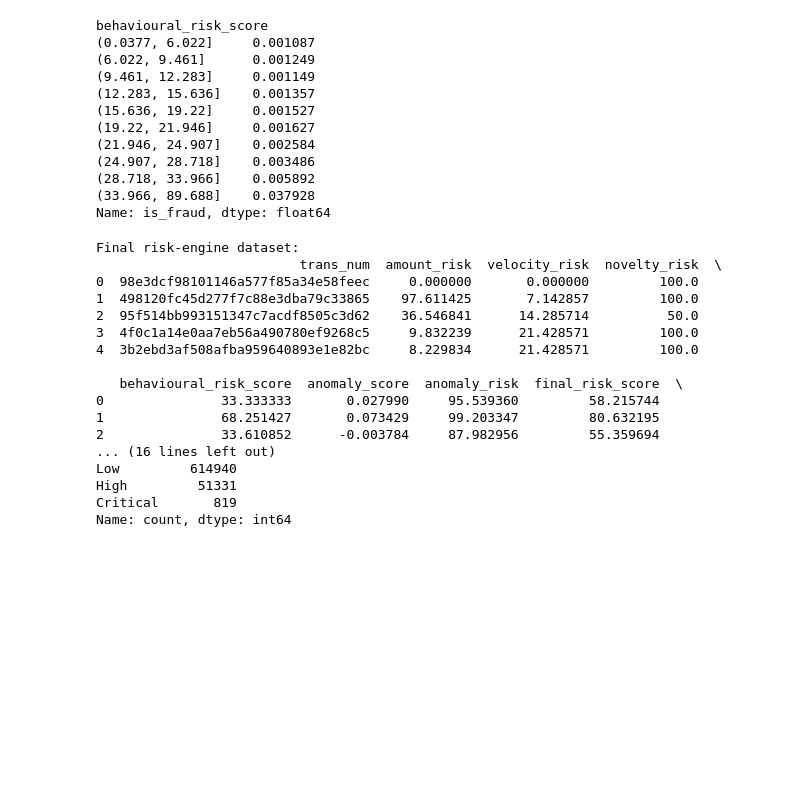
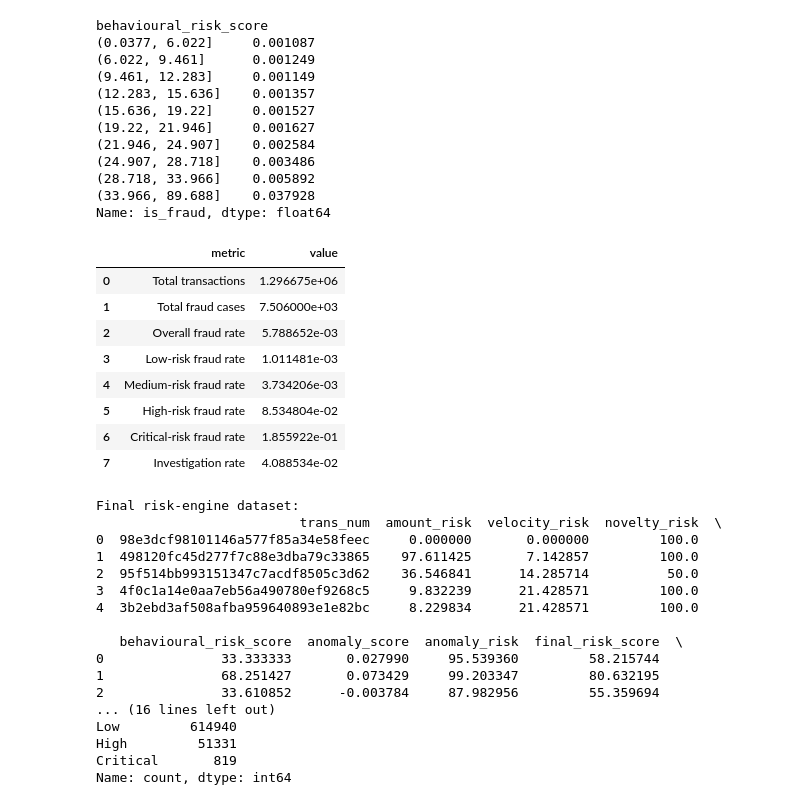
Before and after one commit to laraib275/AURA-Fraud-Intelligence, a Jupyter notebook: notebooks/09_risk_engine.ipynb, the cells around one changed output. Drawn from its saved outputs; the diff is of its cells as text; code cells hidden in the pictures; blank space fills up the shorter version.

Commit message:
Finalize risk engine validation

```diff
--- a/notebooks/09_risk_engine.ipynb
+++ b/notebooks/09_risk_engine.ipynb
@@ -124,13 +111,21 @@ This phase integrates the behavioural risk indicators developed in Phase 8 with
 
 The objective is to construct a unified transaction-level risk score that combines complementary behavioural and anomaly signals while retaining the original fraud label for validation.
 # %%
-# Combine the Phase 8 behavioural risk features
-# with the Phase 7 anomaly-detection outputs.
+# Combine Phase 8 behavioural features with Phase 7 anomaly outputs
+# using the transaction identifier rather than row position.
 
-risk_df = features_df.copy()
-
-risk_df["anomaly_score"] = anomaly_df["anomaly_score"].values
-risk_df["anomaly_flag"] = anomaly_df["anomaly_flag"].values
+risk_df = features_df.merge(
+    anomaly_df[
+        [
+            "trans_num",
+            "anomaly_score",
+            "anomaly_flag"
+        ]
+    ],
+    on="trans_num",
+    how="inner",
+    validate="one_to_one"
+)
 
 print("Risk engine dataset shape:", risk_df.shape)
 
@@ -812,6 +849,53 @@ behavioural_risk_score
 (28.718, 33.966]    0.005892
 (33.966, 89.688]    0.037928
 Name: is_fraud, dtype: float64
+# %%
+# ---------------------------------------------------------
+# Final Risk Engine Validation
+# ---------------------------------------------------------
+
+validation_summary = pd.DataFrame({
+    "metric": [
+        "Total transactions",
+        "Total fraud cases",
+        "Overall fraud rate",
+        "Low-risk fraud rate",
+        "Medium-risk fraud rate",
+        "High-risk fraud rate",
+        "Critical-risk fraud rate",
+        "Investigation rate"
+    ],
+    "value": [
+        len(risk_df),
+        risk_df["is_fraud"].sum(),
+        risk_df["is_fraud"].mean(),
+        risk_df.loc[
+            risk_df["risk_band"] == "Low", "is_fraud"
+        ].mean(),
+        risk_df.loc[
+            risk_df["risk_band"] == "Medium", "is_fraud"
+        ].mean(),
+        risk_df.loc[
+            risk_df["risk_band"] == "High", "is_fraud"
+        ].mean(),
+        risk_df.loc[
+            risk_df["risk_band"] == "Critical", "is_fraud"
+        ].mean(),
+        risk_df["investigation_flag"].mean()
+    ]
+})
+
+validation_summary
+# %% [output]
+|  | metric | value |
+| 0 | Total transactions | 1.296675e+06 |
+| 1 | Total fraud cases | 7.506000e+03 |
+| 2 | Overall fraud rate | 5.788652e-03 |
+| 3 | Low-risk fraud rate | 1.011481e-03 |
+| 4 | Medium-risk fraud rate | 3.734206e-03 |
+| 5 | High-risk fraud rate | 8.534804e-02 |
+| 6 | Critical-risk fraud rate | 1.855922e-01 |
+| 7 | Investigation rate | 4.088534e-02 |
 # %%
 # Final risk-engine output
 final_risk_df = risk_df[
```
Also changed, not shown: parts of 6 cells of this notebook.
